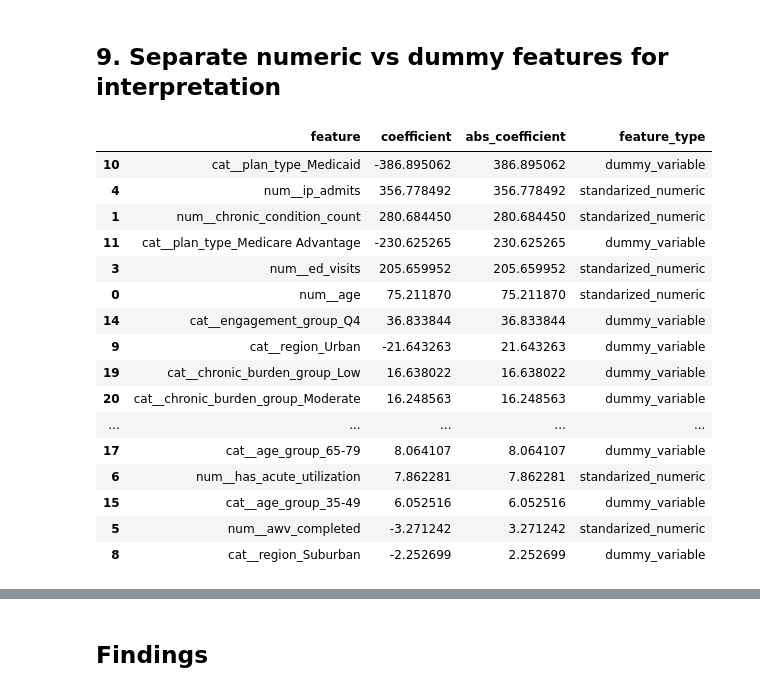
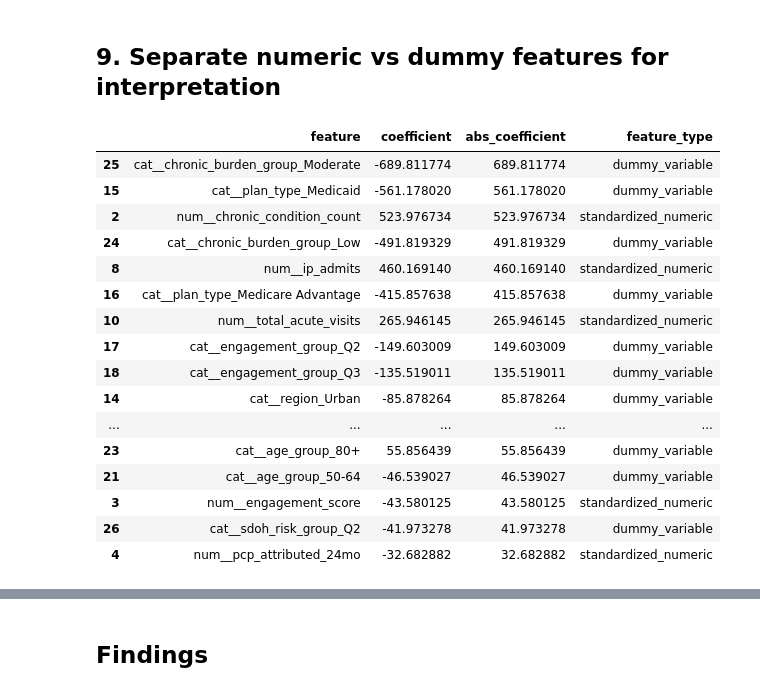
Before and after one commit to doyounghi/Healthcare-data-analysis, a Jupyter notebook: 01_mock_member_health_analysis/notebooks/06_standardized_feature_influence.ipynb, the cells around one changed output, grey strips where cells are left out. Cells and saved outputs as stored; diff of their text form; code cells hidden in the pictures.

```diff
--- a/01_mock_member_health_analysis/notebooks/06_standardized_feature_influence.ipynb
+++ b/01_mock_member_health_analysis/notebooks/06_standardized_feature_influence.ipynb
@@ -28,13 +28,25 @@ target = "monthly_cost"
 
 # Drop member_id & target
 
-X = df.drop(columns = [target, "member_id"], errors = "ignore")
+drop_cols = [
+    "member_id",  # Identifier, not a predictive feature
+    target,  # Target variable must be removed from predictors
+    "high_cost_member",  # Derived from monthly_cost, so this leaks target information
+    "awv_completed"  # Exclude AWV outcome to keep baseline cost prediction logic clean
+]
+
+X = df.drop(columns=drop_cols, errors="ignore")  # Create predictors after removing leakage-prone columns
 y = df[target]
 
 # Then identify numeric and categorical columns:
-numeric_cols = X.select_dtypes(include = ["int64", "float64"]).columns.tolist()
-categorical_cols = X.select_dtypes(include = ["str", "category"]).columns.tolist()
+numeric_cols = X.select_dtypes(
+    include=["int64", "float64", "int32", "float32"]  # Select numeric predictors for scaling
+).columns.tolist()
+
+categorical_cols = X.select_dtypes(
+    include=["object", "string", "category", "bool"]  # Select categorical/text-like predictors for encoding
+).columns.tolist()
 
 print("Numeric columns:", numeric_cols)
-print("Cateogircal columns:", categorical_cols)
+print("Categorical columns:", categorical_cols)  # Display categorical predictors
 # %% [output]
@@ -139,26 +151,26 @@ coef_df.head(20)
 # %%
 coef_df["feature_type"] = np.where(
     coef_df["feature"].str.startswith("num__"),
-    "standarized_numeric",
+    "standardized_numeric",
     "dummy_variable"
 )
 
 coef_df.head(20)
 # %% [output]
 |  | feature | coefficient | abs_coefficient | feature_type |
-| 10 | cat__plan_type_Medicaid | -386.895062 | 386.895062 | dummy_variable |
-| 4 | num__ip_admits | 356.778492 | 356.778492 | standarized_numeric |
-| 1 | num__chronic_condition_count | 280.684450 | 280.684450 | standarized_numeric |
-| 11 | cat__plan_type_Medicare Advantage | -230.625265 | 230.625265 | dummy_variable |
-| 3 | num__ed_visits | 205.659952 | 205.659952 | standarized_numeric |
-| 0 | num__age | 75.211870 | 75.211870 | standarized_numeric |
-| 14 | cat__engagement_group_Q4 | 36.833844 | 36.833844 | dummy_variable |
-| 9 | cat__region_Urban | -21.643263 | 21.643263 | dummy_variable |
-| 19 | cat__chronic_burden_group_Low | 16.638022 | 16.638022 | dummy_variable |
-| 20 | cat__chronic_burden_group_Moderate | 16.248563 | 16.248563 | dummy_variable |
+| 25 | cat__chronic_burden_group_Moderate | -689.811774 | 689.811774 | dummy_variable |
+| 15 | cat__plan_type_Medicaid | -561.178020 | 561.178020 | dummy_variable |
+| 2 | num__chronic_condition_count | 523.976734 | 523.976734 | standardized_numeric |
+| 24 | cat__chronic_burden_group_Low | -491.819329 | 491.819329 | dummy_variable |
+| 8 | num__ip_admits | 460.169140 | 460.169140 | standardized_numeric |
+| 16 | cat__plan_type_Medicare Advantage | -415.857638 | 415.857638 | dummy_variable |
+| 10 | num__total_acute_visits | 265.946145 | 265.946145 | standardized_numeric |
+| 17 | cat__engagement_group_Q2 | -149.603009 | 149.603009 | dummy_variable |
+| 18 | cat__engagement_group_Q3 | -135.519011 | 135.519011 | dummy_variable |
+| 14 | cat__region_Urban | -85.878264 | 85.878264 | dummy_variable |
 | ... | ... | ... | ... | ... |
-| 17 | cat__age_group_65-79 | 8.064107 | 8.064107 | dummy_variable |
-| 6 | num__has_acute_utilization | 7.862281 | 7.862281 | standarized_numeric |
-| 15 | cat__age_group_35-49 | 6.052516 | 6.052516 | dummy_variable |
-| 5 | num__awv_completed | -3.271242 | 3.271242 | standarized_numeric |
-| 8 | cat__region_Suburban | -2.252699 | 2.252699 | dummy_variable |
+| 23 | cat__age_group_80+ | 55.856439 | 55.856439 | dummy_variable |
+| 21 | cat__age_group_50-64 | -46.539027 | 46.539027 | dummy_variable |
+| 3 | num__engagement_score | -43.580125 | 43.580125 | standardized_numeric |
+| 26 | cat__sdoh_risk_group_Q2 | -41.973278 | 41.973278 | dummy_variable |
+| 4 | num__pcp_attributed_24mo | -32.682882 | 32.682882 | standardized_numeric |
```
Also changed, not shown: parts of 12 cells of this notebook, 14 other files.
